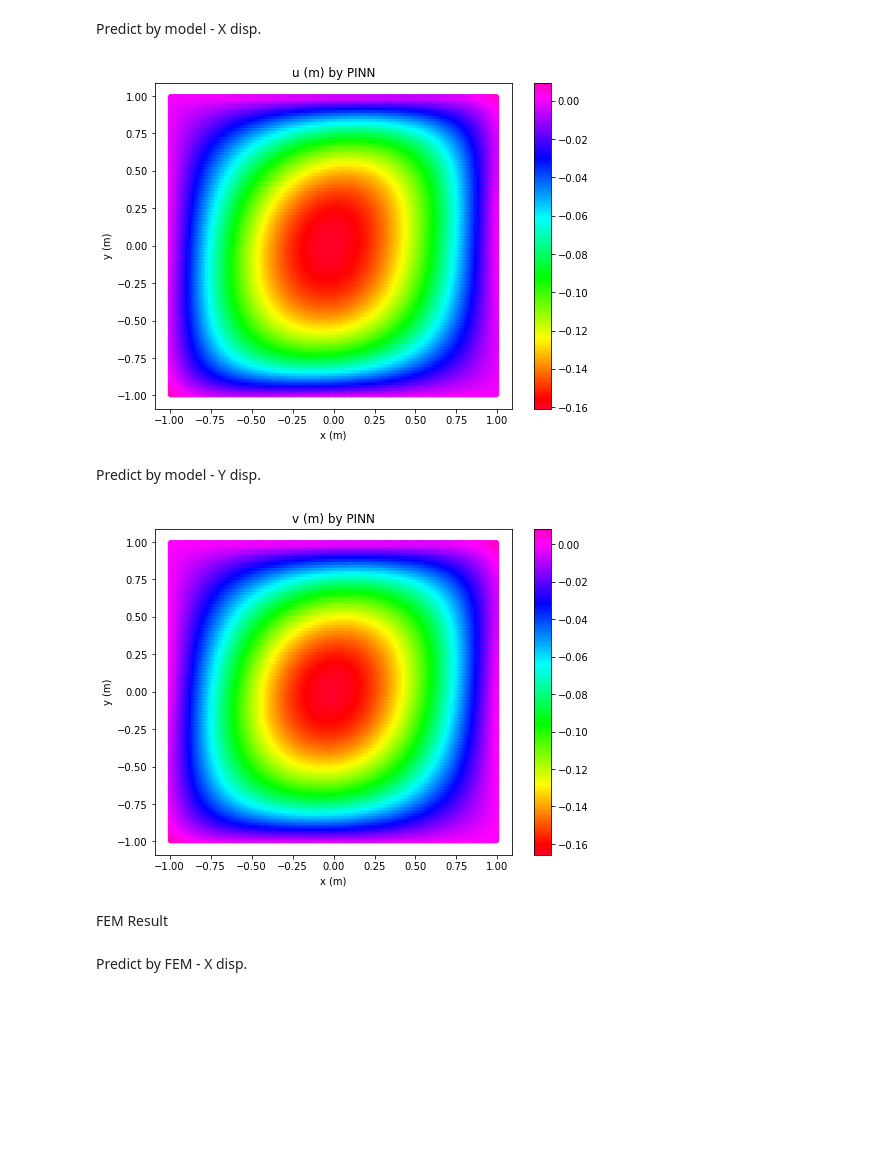
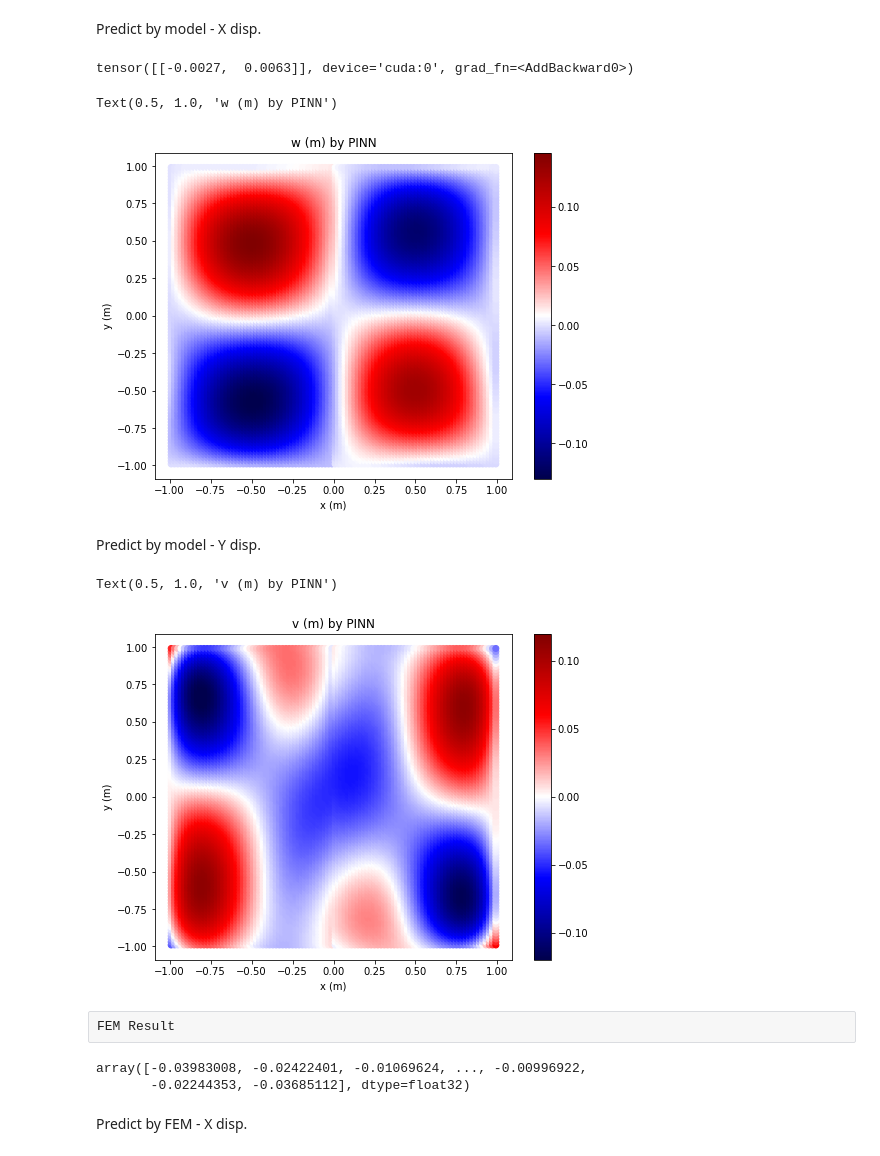
Before and after one commit to joon-stack/FBPINN_torch, a Jupyter notebook: compare_with_FEM_2D.ipynb, the cells around one changed output. Drawn from its saved outputs; the diff is of its cells as text; code cells hidden in the pictures; blank space fills up the shorter version.

```diff
--- a/compare_with_FEM_2D.ipynb
+++ b/compare_with_FEM_2D.ipynb
@@ -73,27 +78,41 @@ Text(0.5, 1.0, 'u (m) by FEM')
 # %% [markdown]
 Predict by model - X disp.
-# %%
-plt.figure(figsize=(8, 6))
-plt.scatter(x, y, c=pred[:,0].cpu().detach().numpy(), cmap='gist_rainbow')
-plt.colorbar()
-plt.xlabel("x (m)")
-plt.ylabel("y (m)")
-plt.title("u (m) by PINN")
-plt.savefig("./figures/2D_prob1_u_model.svg")
-# %% [output]
-[figure, removed]
+# %%
+x_zero = [-1]
+y_zero = [0]
+
+x_zero = torch.tensor(x_zero).type(torch.FloatTensor).unsqueeze(0).T.cuda()
+y_zero = torch.tensor(y_zero).type(torch.FloatTensor).unsqueeze(0).T.cuda()
+
+model(x_zero, y_zero)
+# %% [output]
+tensor([[-0.0027,  0.0063]], device='cuda:0', grad_fn=<AddBackward0>)
+# %%
+plt.figure(figsize=(8, 6))
+plt.scatter(x, y, c=(((pred[:,0].cpu().detach().numpy()))), cmap='seismic')
+plt.colorbar()
+# plt.clim(0, 0.014)
+plt.xlabel("x (m)")
+plt.ylabel("y (m)")
+plt.title("w (m) by PINN")
+# plt.savefig("./figures/2D_plate_prob2_pinn_1.svg")
+# %% [output]
+Text(0.5, 1.0, 'w (m) by PINN')
+[figure, added]
 # %% [markdown]
 Predict by model - Y disp.
 # %%
 plt.figure(figsize=(8, 6))
-plt.scatter(x, y, c=pred[:,1].cpu().detach().numpy(), cmap='gist_rainbow')
+plt.scatter(x, y, c=pred[:,1].cpu().detach().numpy(), cmap='seismic')
 plt.colorbar()
+plt.clim(0.12, -0.12)
 plt.xlabel("x (m)")
 plt.ylabel("y (m)")
 plt.title("v (m) by PINN")
-plt.savefig("./figures/2D_prob1_v_model.svg")
+# plt.savefig("./figures/2D_plane_prob2_v_pinn.svg")
 # %% [output]
+Text(0.5, 1.0, 'v (m) by PINN')
-[figure, old version]
+[figure, new version]
-# %% [markdown]
-FEM Result
+# %% [raw]
+FEM Result
 # %%
@@ -104,3 +128,12 @@ x, y, u, v = data.T
+# %%
+u_pred = comp_pred[:,0].cpu().detach().numpy()
+v_pred = comp_pred[:,1].cpu().detach().numpy()
+u_diff = u_pred.reshape(-1, 1) - u.reshape(-1, 1)
+v_diff = v_pred.reshape(-1, 1) - v.reshape(-1, 1)
+v_pred
+# %% [output]
+array([-0.03983008, -0.02422401, -0.01069624, ..., -0.00996922,
+       -0.02244353, -0.03685112], dtype=float32)
 # %% [markdown]
 Predict by FEM - X disp.
 # %%
```
Also changed, not shown: parts of 20 cells of this notebook, 10 other files.
